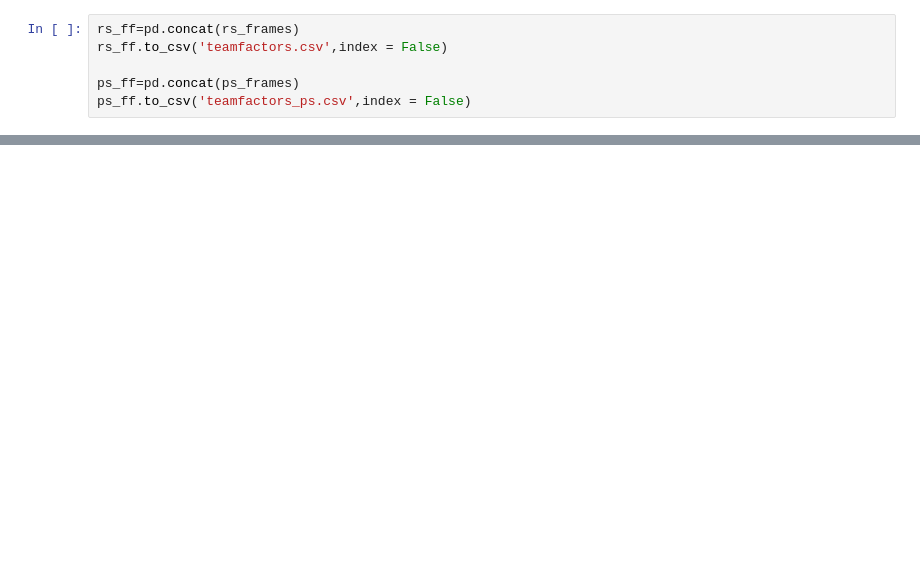
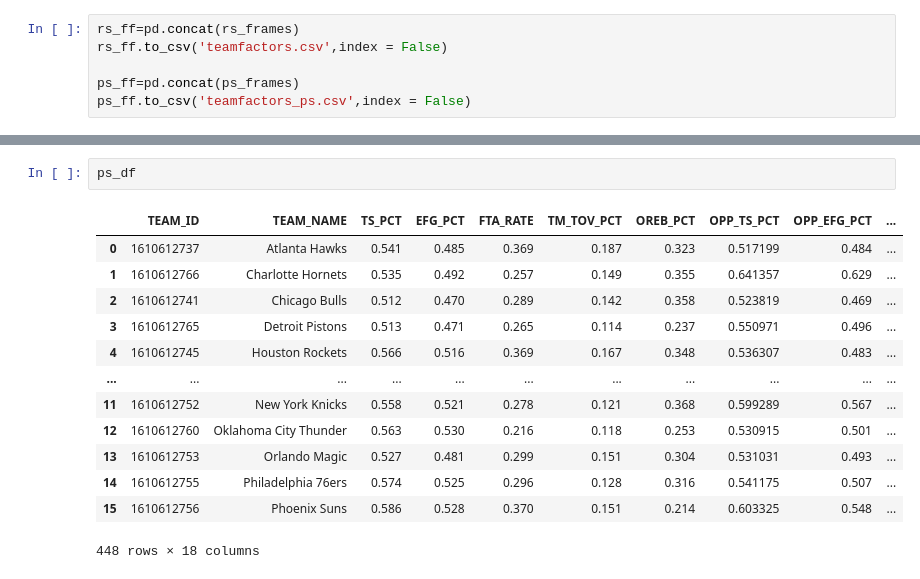
Before and after one commit to gabriel1200/nba_rapm, a Jupyter notebook: four_factors.ipynb, the cells around one changed output, grey strips where cells are left out. Cells and saved outputs as stored; diff of their text form; blank space fills up the shorter version.

```diff
--- a/four_factors.ipynb
+++ b/four_factors.ipynb
@@ -117,3 +176,19 @@ print(rs_df.columns)
+# %%
+ps_df
+# %% [output]
+|  | TEAM_ID | TEAM_NAME | TS_PCT | EFG_PCT | FTA_RATE | TM_TOV_PCT | OREB_PCT | OPP_TS_PCT | OPP_EFG_PCT | ... |
+| 0 | 1610612737 | Atlanta Hawks | 0.541 | 0.485 | 0.369 | 0.187 | 0.323 | 0.517199 | 0.484 | ... |
+| 1 | 1610612766 | Charlotte Hornets | 0.535 | 0.492 | 0.257 | 0.149 | 0.355 | 0.641357 | 0.629 | ... |
+| 2 | 1610612741 | Chicago Bulls | 0.512 | 0.470 | 0.289 | 0.142 | 0.358 | 0.523819 | 0.469 | ... |
+| 3 | 1610612765 | Detroit Pistons | 0.513 | 0.471 | 0.265 | 0.114 | 0.237 | 0.550971 | 0.496 | ... |
+| 4 | 1610612745 | Houston Rockets | 0.566 | 0.516 | 0.369 | 0.167 | 0.348 | 0.536307 | 0.483 | ... |
+| ... | ... | ... | ... | ... | ... | ... | ... | ... | ... | ... |
+| 11 | 1610612752 | New York Knicks | 0.558 | 0.521 | 0.278 | 0.121 | 0.368 | 0.599289 | 0.567 | ... |
+| 12 | 1610612760 | Oklahoma City Thunder | 0.563 | 0.530 | 0.216 | 0.118 | 0.253 | 0.530915 | 0.501 | ... |
+| 13 | 1610612753 | Orlando Magic | 0.527 | 0.481 | 0.299 | 0.151 | 0.304 | 0.531031 | 0.493 | ... |
+| 14 | 1610612755 | Philadelphia 76ers | 0.574 | 0.525 | 0.296 | 0.128 | 0.316 | 0.541175 | 0.507 | ... |
+| 15 | 1610612756 | Phoenix Suns | 0.586 | 0.528 | 0.370 | 0.151 | 0.214 | 0.603325 | 0.548 | ... |
+448 rows × 18 columns
 # %%
 for year in range(1997,2025):
     print(year)
```
Also changed, not shown: parts of 6 cells of this notebook, 14 other files.
